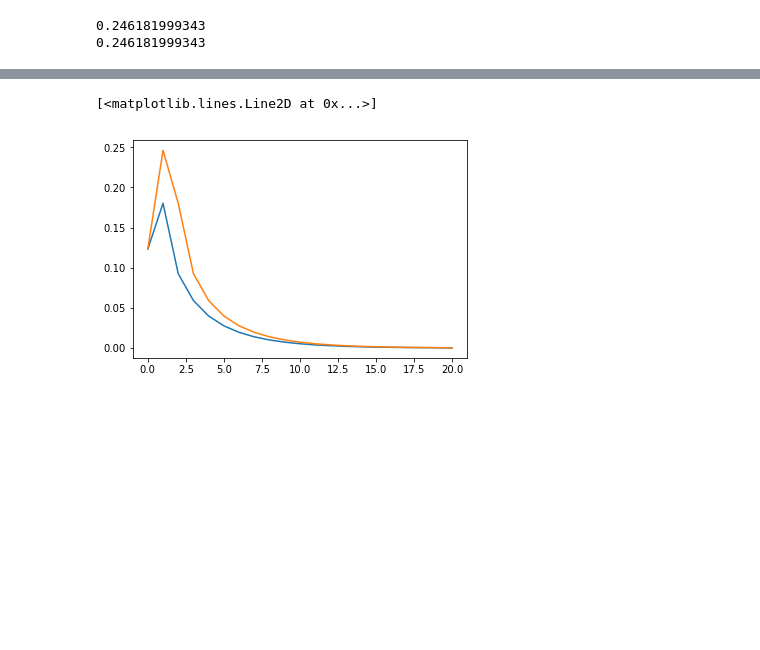
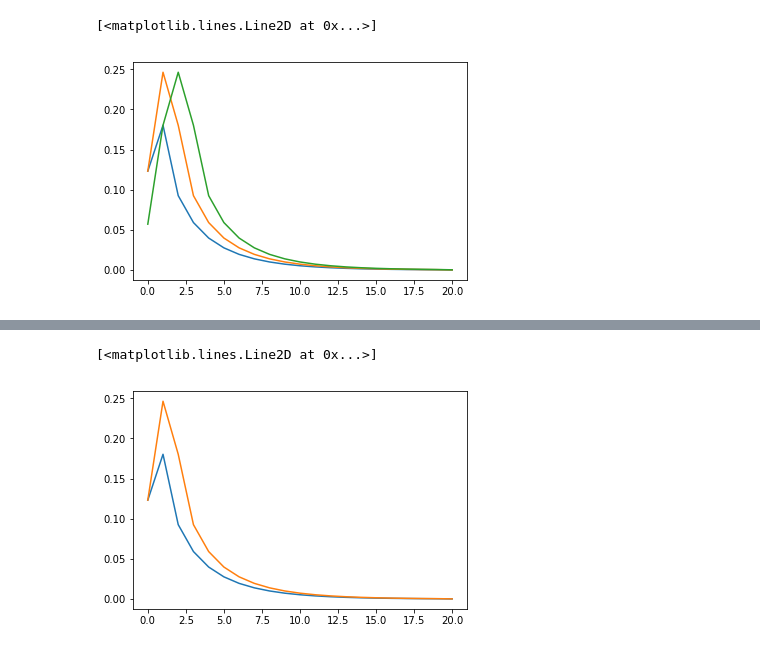
Before and after one commit to dmitrydi/pd_lapl, a Jupyter notebook: new_approach.ipynb, the cells around one changed output, grey strips where cells are left out. Drawn from its saved outputs; the diff is of its cells as text; code cells hidden in the pictures; blank space fills up the shorter version.

```diff
--- a/new_approach.ipynb
+++ b/new_approach.ipynb
@@ -25,7 +25,7 @@ def n_get_green_matrix(well, s):
     dx = 1./N
     yd = well.ywd
     zd = well.zwd
-    for i in range(-N, N+1):
+    for i in range(-N, N):
         if i !=0:
             xd = well.xwd + i*dx
             m[i+N, 1] = 0.5* well.source.Green(s, xd, yd, zd, well.xwd, well.ywd, well.zwd,
@@ -36,20 +36,16 @@ def n_get_green_matrix(well, s):
                 m[i+N, j+N+1] = 0.5*well.source.Green(s, xd, yd, zd, well.xwd, well.ywd, well.zwd,
                                                  dx*(j-1), dx*(j+1))
         else:
-            m[i+N, :] = m[i+N+1,:] - m[i+N-1,:] # элемент правой части посередине будет равен -pi*2*dx/Fcd
+            m[i+N, :] = -m[i+N+1,:] + m[i+N-1,:] # элемент правой части посередине будет равен -pi*2*dx/Fcd
     return m
-# %%
-N = well.params["nseg"]
-dx = 1./N
-i = -N
-print(well.source.Green(s, well.xwd + i*dx, well.ywd, well.zwd, well.xwd, well.ywd, well.zwd,
-                                               well.xwd - N*dx, well.xwd - N*dx+dx))
-i = -N +1
-print(well.source.Green(s, well.xwd + i*dx, well.ywd, well.zwd, well.xwd, well.ywd, well.zwd,
-                                               well.xwd - N*dx, well.xwd - N*dx+dx))
-# %% [output]
-0.246181999343
-0.246181999343
+# %%
+gm = n_get_green_matrix(well, s)
+plt.plot(gm[0][1:])
+plt.plot(gm[1][1:])
+plt.plot(gm[2][1:])
+# %% [output]
+[<matplotlib.lines.Line2D at 0x...>]
+[figure, added]
 # %%
 def n_get_source_matrix(well, s):
     N = well.params["nseg"] # number of elements in half-length
```
Also changed, not shown: parts of 18 cells of this notebook, 3 other files.
